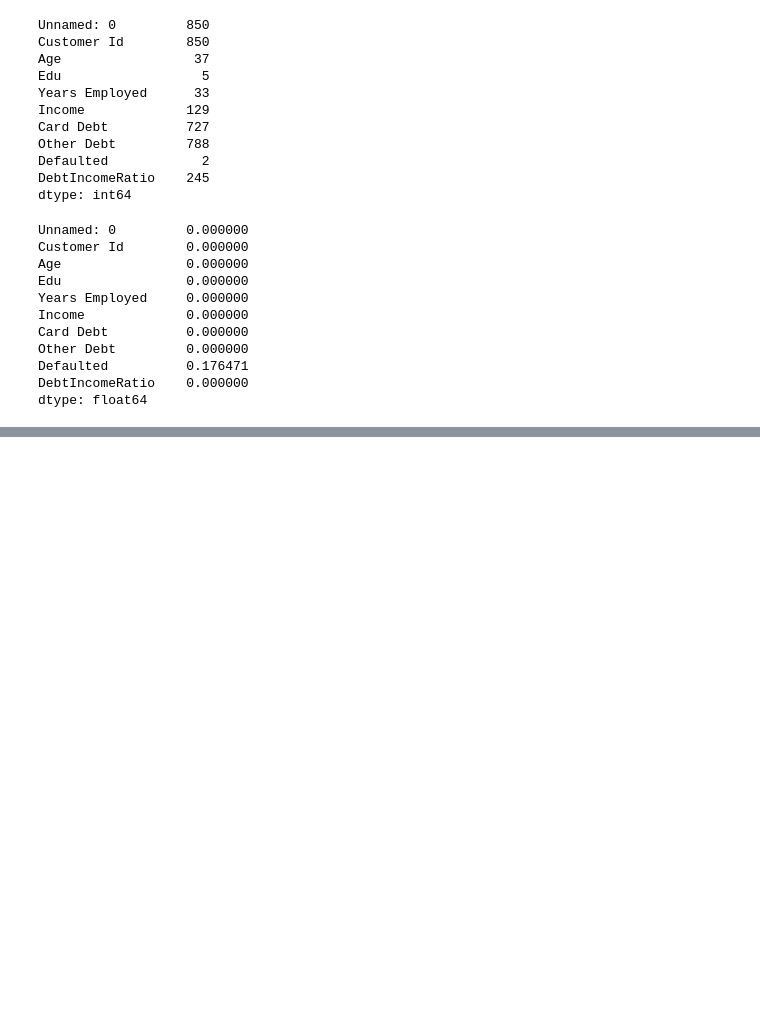
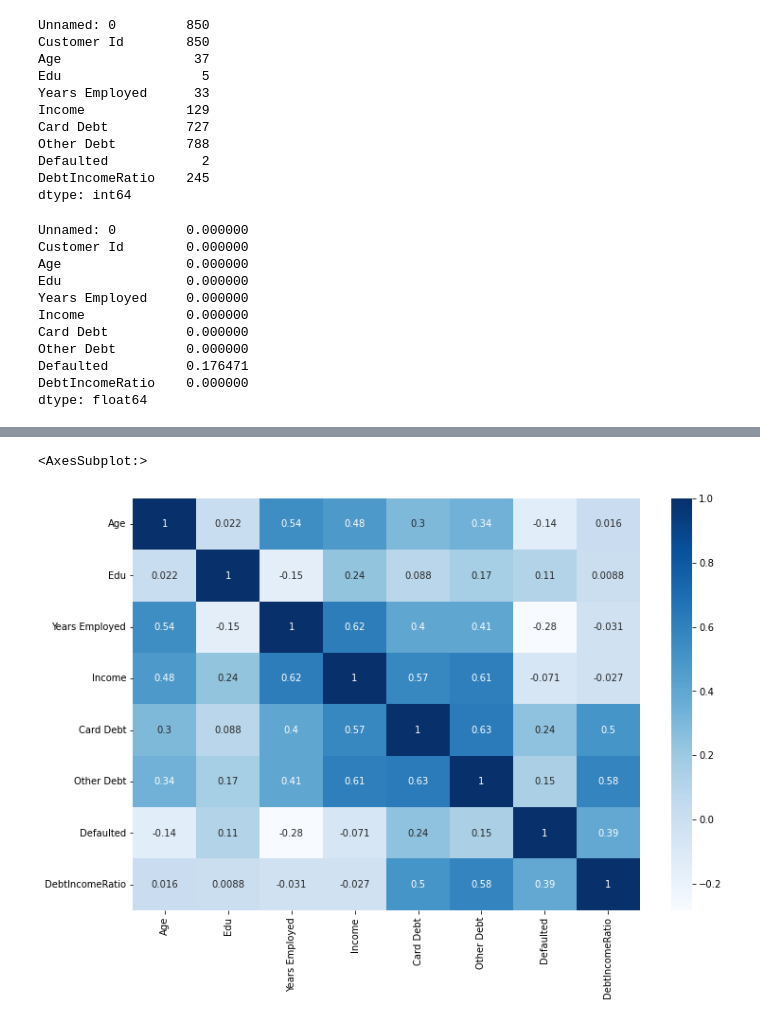
Before and after one commit to orlandoch/coding-dojo, a Jupyter notebook: tareas-week08/tarea_kmeans.ipynb, the cells around one changed output, grey strips where cells are left out. Saved outputs shown, nothing was run; the diff lists cells and outputs as text; code cells hidden in the pictures; blank space fills up the shorter version.

```diff
--- a/tareas-week08/tarea_kmeans.ipynb
+++ b/tareas-week08/tarea_kmeans.ipynb
@@ -118,0 +153,6 @@ plt.title('Relation Years Employed - Age for customers');
+# %%
+fig, ax = plt.subplots(1,1,figsize=(12,8))
+sns.heatmap(data.iloc[:,2:-1].corr(), cmap='Blues', annot=True)
+# %% [output]
+<AxesSubplot:>
+[figure, added]
```
Also changed, not shown: parts of 20 cells of this notebook.
